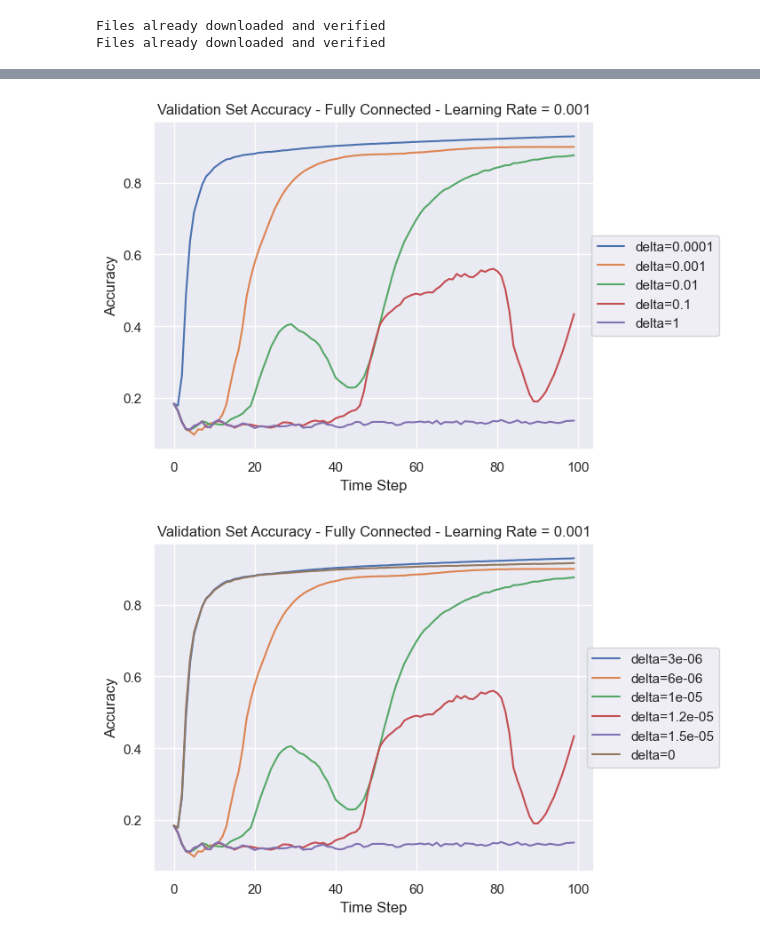
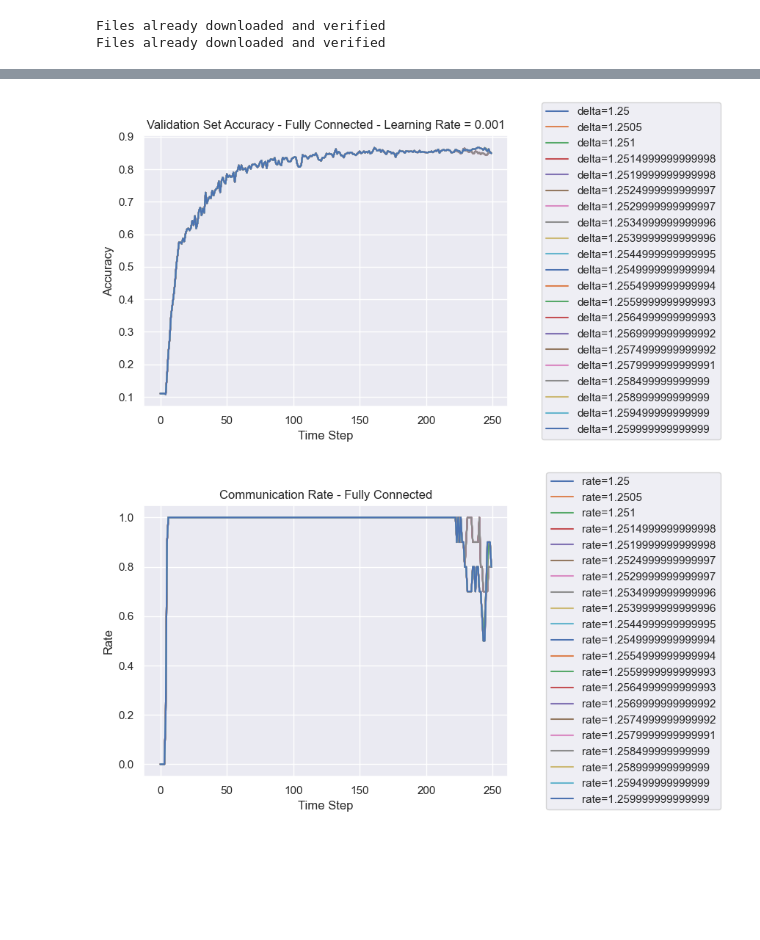
Before and after one commit to michael-cummins/FedBack, a Jupyter notebook: experiments/cifar.ipynb, the cells around one changed output, grey strips where cells are left out. Cells and saved outputs as stored; diff of their text form; code cells hidden in the pictures; blank space fills up the shorter version.

```diff
--- a/experiments/cifar.ipynb
+++ b/experiments/cifar.ipynb
@@ -56,8 +56,8 @@ trainsets = partition_data(
     num_clients=10,
     iid=False,
     balance=True,
-    power_law=False,
-    seed=78,
+    power_law=True,
+    seed=42,
     trainset=train_dataset.dataset,
     labels_per_partition=1
 )
@@ -96 +94,18 @@ Validation dataset 9 distribution: [1225. 1370. 1183. 1158. 1167. 1088. 1184. 12
 torch.Size([1, 784])
+# %%
+indices = list(range(0,500))
+sampled_trainsets = [torch.utils.data.Subset(dataset, indices) for dataset in trainsets]
+sampled_valset = torch.utils.data.Subset(val_dataset, list(range(0,12000,12)))
+
+for i, dataset in enumerate(sampled_trainsets):
+    labels = np.zeros(10)
+    loader = DataLoader(dataset, batch_size=1)
+    for data, target in loader:
+        labels[target.item()] += 1
+    print(f'Dataset {i} distribution: {labels} - num_samples = {labels.sum()}')
+
+labels = np.zeros(10)
+loader = DataLoader(sampled_valset, batch_size=1)
+for data, target in loader:
+    labels[target.item()] += 1
+print(f'Validation dataset {i} distribution: {labels} - num_samples = {labels.sum()}')
@@ -97,14 +124,14 @@ torch.Size([1, 784])
 # %%
-batch_size = 32
-train_loaders = [DataLoader(dataset, batch_size=batch_size, shuffle=True) for dataset in trainsets]
+batch_size = 1
+train_loaders = [DataLoader(dataset, batch_size=batch_size, shuffle=True) for dataset in sampled_trainsets]
 test_loader = DataLoader(mnist_testset, batch_size=batch_size, shuffle=True)
-val_loader = DataLoader(val_dataset, batch_size=batch_size, shuffle=True)
+val_loader = DataLoader(sampled_valset, batch_size=50, shuffle=True)
 # %%
 lr = 0.001
-deltas = [0, 1, 2, 2.5, 3, 1, 0]# 6e-6, 1e-5, 1.2e-5, 1.5e-5, 0]
-rho = 0.01
+deltas = np.arange(start=1.26, stop=1.27, step=0.0005).tolist()
+rho = 1
 rhos = [0.0001, 0.001, 0.01, 0.1, 1]
-t_max = 100
+t_max = 250
 loaders = train_loaders
 device = 'cpu'
 
@@ -169,7 +196,7 @@ for i, delta in enumerate(deltas):
     # For plotting purposes
     acc_per_delta[i,:] = server.val_accs
     rate_per_delta[i,:] = server.rates
-    loads.append(server.comm)
+    loads = [sum(rate_per_delta[i,:])/t_max for i in range(len(deltas))]
     accs = server.validate(loader=test_loader)
     test_accs.append(sum(accs)/len(accs))
 # %% [output]
@@ -180,26 +217,23 @@ RuntimeError: Trying to backward through the graph a second time (or directly ac
 # %%
 T = range(t_max)
 # Plot accuracies
-lab = ['random', 'same']
-for acc, rho in zip(acc_per_delta, rhos):
-    plt.plot(T, acc, label=f'delta={rho}')
-plt.legend(loc='center right', bbox_to_anchor=(1.3, 0.5))
+for acc, delta in zip(acc_per_delta, deltas):
+    plt.plot(T, acc, label=f'delta={delta}')
+plt.legend(loc='center right', bbox_to_anchor=(1.6, 0.5))
 plt.xlabel('Time Step')
 plt.ylabel('Accuracy')
 plt.title('Validation Set Accuracy - Fully Connected - Learning Rate = 0.001')
 plt.show()
 # %% [output]
-[figure, old version]
+[figure, new version]
 # %%
-T = range(t_max)
-# Plot accuracies
-for acc, delta in zip(acc_per_delta, deltas):
-    plt.plot(T, acc, label=f'delta={delta}')
-plt.legend(loc='center right', bbox_to_anchor=(1.3, 0.5))
+for rate, delta in zip(rate_per_delta, deltas):
+    plt.plot(T, rate, label=f'rate={delta}')
+plt.legend(loc='center right', bbox_to_anchor=(1.6, 0.5))
 plt.xlabel('Time Step')
-plt.ylabel('Accuracy')
-plt.title('Validation Set Accuracy - Fully Connected - Learning Rate = 0.001')
+plt.ylabel('Rate')
+plt.title('Communication Rate - Fully Connected')
 plt.show()
 # %% [output]
-[figure, old version]
+[figure, new version]
 # %%
```
Also changed, not shown: parts of 7 cells of this notebook, 2 other files.
